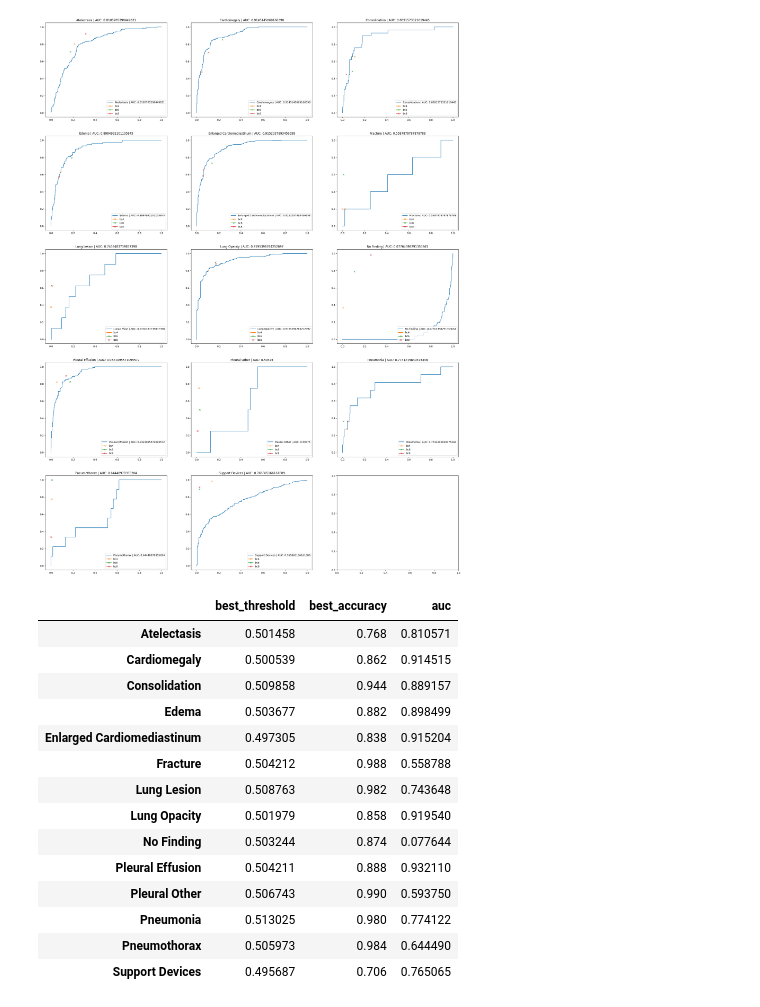
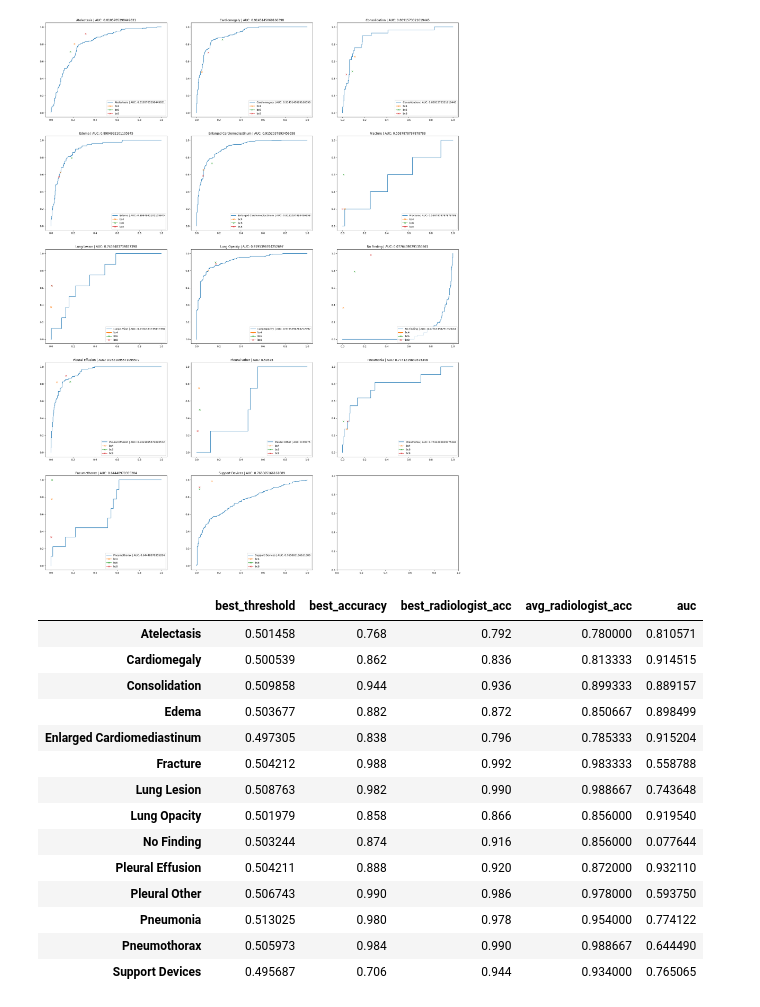
Before and after one commit to monolabs/cxr, a Jupyter notebook: notebooks/tests.ipynb, the cells around one changed output. Drawn from its saved outputs; the diff is of its cells as text; code cells hidden in the pictures.

Commit message:
add radiologist performance to notebook

```diff
--- a/notebooks/tests.ipynb
+++ b/notebooks/tests.ipynb
@@ -90,26 +90,36 @@ plt.show()
 # %%
 # results
 
 best_thresholds, best_accuracies = optimize_accuracy(true, avg_pred)
 df_results = pd.DataFrame(index=classnames)
 df_results['best_threshold'] = best_thresholds
 df_results['best_accuracy'] = best_accuracies
+
+# best radiologist
+b_arr = [make_true_labels(bpath, classnames) for bpath in benchmark_paths]
+b_acc = [compute_column_metric(accuracy_score, true, b) for b in b_arr]
+b_acc_best = np.array(b_acc).max(axis=0)
+df_results['best_radiologist_acc'] = b_acc_best
+b_acc_avg = np.array(b_acc).mean(axis=0)
+df_results['avg_radiologist_acc'] = b_acc_avg
+
+
 df_results['auc'] = aucs
 
 df_results
 # %% [output]
-|  | best_threshold | best_accuracy | auc |
-| Atelectasis | 0.501458 | 0.768 | 0.810571 |
-| Cardiomegaly | 0.500539 | 0.862 | 0.914515 |
-| Consolidation | 0.509858 | 0.944 | 0.889157 |
-| Edema | 0.503677 | 0.882 | 0.898499 |
-| Enlarged Cardiomediastinum | 0.497305 | 0.838 | 0.915204 |
-| Fracture | 0.504212 | 0.988 | 0.558788 |
-| Lung Lesion | 0.508763 | 0.982 | 0.743648 |
-| Lung Opacity | 0.501979 | 0.858 | 0.919540 |
-| No Finding | 0.503244 | 0.874 | 0.077644 |
-| Pleural Effusion | 0.504211 | 0.888 | 0.932110 |
-| Pleural Other | 0.506743 | 0.990 | 0.593750 |
-| Pneumonia | 0.513025 | 0.980 | 0.774122 |
-| Pneumothorax | 0.505973 | 0.984 | 0.644490 |
-| Support Devices | 0.495687 | 0.706 | 0.765065 |
+|  | best_threshold | best_accuracy | best_radiologist_acc | avg_radiologist_acc | auc |
+| Atelectasis | 0.501458 | 0.768 | 0.792 | 0.780000 | 0.810571 |
+| Cardiomegaly | 0.500539 | 0.862 | 0.836 | 0.813333 | 0.914515 |
+| Consolidation | 0.509858 | 0.944 | 0.936 | 0.899333 | 0.889157 |
+| Edema | 0.503677 | 0.882 | 0.872 | 0.850667 | 0.898499 |
+| Enlarged Cardiomediastinum | 0.497305 | 0.838 | 0.796 | 0.785333 | 0.915204 |
+| Fracture | 0.504212 | 0.988 | 0.992 | 0.983333 | 0.558788 |
+| Lung Lesion | 0.508763 | 0.982 | 0.990 | 0.988667 | 0.743648 |
+| Lung Opacity | 0.501979 | 0.858 | 0.866 | 0.856000 | 0.919540 |
+| No Finding | 0.503244 | 0.874 | 0.916 | 0.856000 | 0.077644 |
+| Pleural Effusion | 0.504211 | 0.888 | 0.920 | 0.872000 | 0.932110 |
+| Pleural Other | 0.506743 | 0.990 | 0.986 | 0.978000 | 0.593750 |
+| Pneumonia | 0.513025 | 0.980 | 0.978 | 0.954000 | 0.774122 |
+| Pneumothorax | 0.505973 | 0.984 | 0.990 | 0.988667 | 0.644490 |
+| Support Devices | 0.495687 | 0.706 | 0.944 | 0.934000 | 0.765065 |
```
Also changed, not shown: 1 other file.
